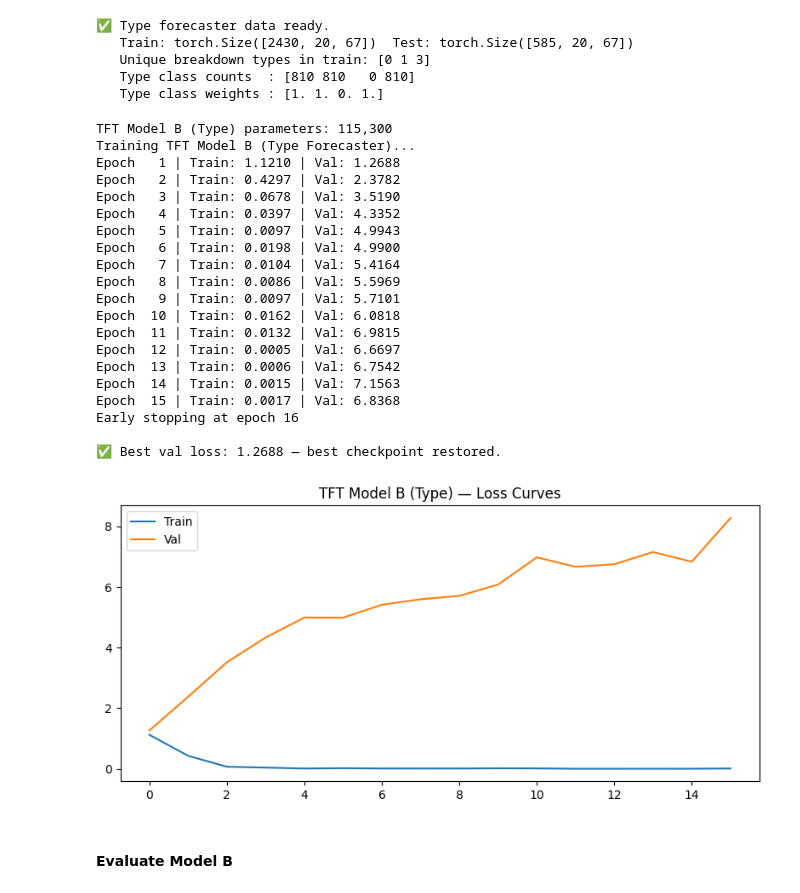
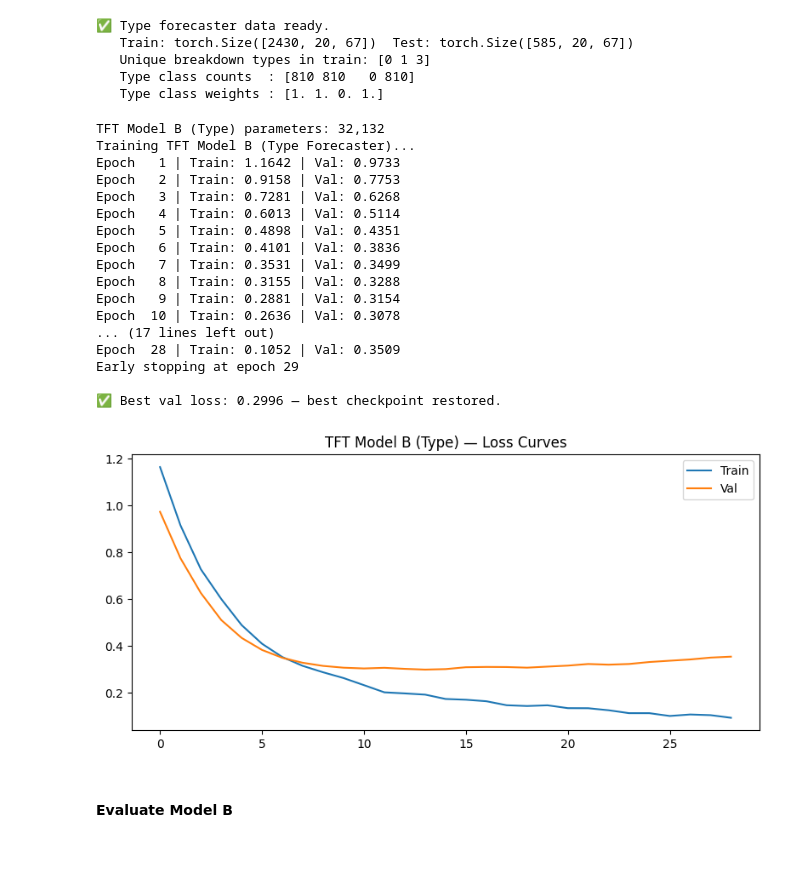
Before and after one commit to DeelakaDias/Preventing-Mechanism, a Jupyter notebook: All Models/03_TFT_Forecaster.ipynb, the cells around one changed output. Saved outputs shown, nothing was run; the diff lists cells and outputs as text; code cells hidden in the pictures; blank space fills up the shorter version.

```diff
--- a/All Models/03_TFT_Forecaster.ipynb
+++ b/All Models/03_TFT_Forecaster.ipynb
@@ -128,7 +128,7 @@ print(f'TFT Model A (Binary) parameters: {sum(p.numel() for p in model_a.paramet
 # %% [output]
 TFT Model A (Binary) parameters: 115,234
 # %%
-EPOCHS    = 100
+EPOCHS    = 25
 optimizer = torch.optim.Adam(model_a.parameters(), lr=1e-3)
 cc_bin_counts = np.bincount(d['y_fc_train_bin_seq'])
 cw = len(cc_bin_counts) / (cc_bin_counts * 2.0)
@@ -373,12 +388,12 @@ train_loader_type = DataLoader(TensorDataset(X_tr_type, y_tr_type), batch_size=3
 # %%
 model_b = TFT_Forecaster(
     num_features=NUM_FEATURES, time_steps=TIME_STEPS,
-    num_classes=NUM_REASON_CLASSES, hidden_size=64, num_heads=4, dropout=0.3
+    num_classes=NUM_REASON_CLASSES, hidden_size=32, num_heads=2, dropout=0.4
 ).to(DEVICE)
 print(f'TFT Model B (Type) parameters: {sum(p.numel() for p in model_b.parameters()):,}')
 
-EPOCHS      = 100
-optimizer_b = torch.optim.Adam(model_b.parameters(), lr=1e-3)
+EPOCHS      = 50
+optimizer_b = torch.optim.Adam(model_b.parameters(), lr=1e-4)
 criterion_b = nn.CrossEntropyLoss(weight=weights_type)
 scheduler_b = torch.optim.lr_scheduler.CosineAnnealingLR(optimizer_b, T_max=50)
 
@@ -404,52 +419,49 @@ for epoch in range(EPOCHS):
     with torch.no_grad():
         val_loss = criterion_b(model_b(X_te_type), y_te_type).item()
     train_loss = np.mean(batch_losses)
     train_losses_b.append(train_loss)
     val_losses_b.append(val_loss)
 
     if val_loss < best_val_loss_b:
         best_val_loss_b = val_loss
         torch.save(model_b.state_dict(), 'best_tft_type.pt')
         patience_b = 0
     else:
         patience_b += 1
         if patience_b >= PATIENCE_B:
             print(f'Early stopping at epoch {epoch+1}')
             break
 
     print(f'Epoch {epoch+1:3d} | Train: {train_loss:.4f} | Val: {val_loss:.4f}')
 
 model_b.load_state_dict(torch.load('best_tft_type.pt'))
 print(f'\n✅ Best val loss: {best_val_loss_b:.4f} — best checkpoint restored.')
 
 plt.figure(figsize=(8,4))
 plt.plot(train_losses_b, label='Train')
 plt.plot(val_losses_b, label='Val')
 plt.title('TFT Model B (Type) — Loss Curves')
 plt.legend(); plt.tight_layout()
 plt.savefig('tft_type_loss.png', dpi=150); plt.show()
 # %% [output]
-TFT Model B (Type) parameters: 115,300
+TFT Model B (Type) parameters: 32,132
 Training TFT Model B (Type Forecaster)...
-Epoch   1 | Train: 1.1210 | Val: 1.2688
-Epoch   2 | Train: 0.4297 | Val: 2.3782
-Epoch   3 | Train: 0.0678 | Val: 3.5190
-Epoch   4 | Train: 0.0397 | Val: 4.3352
-Epoch   5 | Train: 0.0097 | Val: 4.9943
-Epoch   6 | Train: 0.0198 | Val: 4.9900
-Epoch   7 | Train: 0.0104 | Val: 5.4164
-Epoch   8 | Train: 0.0086 | Val: 5.5969
-Epoch   9 | Train: 0.0097 | Val: 5.7101
-Epoch  10 | Train: 0.0162 | Val: 6.0818
-Epoch  11 | Train: 0.0132 | Val: 6.9815
-Epoch  12 | Train: 0.0005 | Val: 6.6697
-Epoch  13 | Train: 0.0006 | Val: 6.7542
-Epoch  14 | Train: 0.0015 | Val: 7.1563
-Epoch  15 | Train: 0.0017 | Val: 6.8368
-Early stopping at epoch 16
+Epoch   1 | Train: 1.1642 | Val: 0.9733
+Epoch   2 | Train: 0.9158 | Val: 0.7753
+Epoch   3 | Train: 0.7281 | Val: 0.6268
+Epoch   4 | Train: 0.6013 | Val: 0.5114
+Epoch   5 | Train: 0.4898 | Val: 0.4351
+Epoch   6 | Train: 0.4101 | Val: 0.3836
+Epoch   7 | Train: 0.3531 | Val: 0.3499
+Epoch   8 | Train: 0.3155 | Val: 0.3288
+Epoch   9 | Train: 0.2881 | Val: 0.3154
+Epoch  10 | Train: 0.2636 | Val: 0.3078
+... (17 lines left out)
+Epoch  28 | Train: 0.1052 | Val: 0.3509
+Early stopping at epoch 29
 
-✅ Best val loss: 1.2688 — best checkpoint restored.
+✅ Best val loss: 0.2996 — best checkpoint restored.
-[figure, old version]
+[figure, new version]
 # %% [markdown]
 #### Evaluate Model B
 # %%
```
Also changed, not shown: parts of 3 cells of this notebook, 4 other files.
